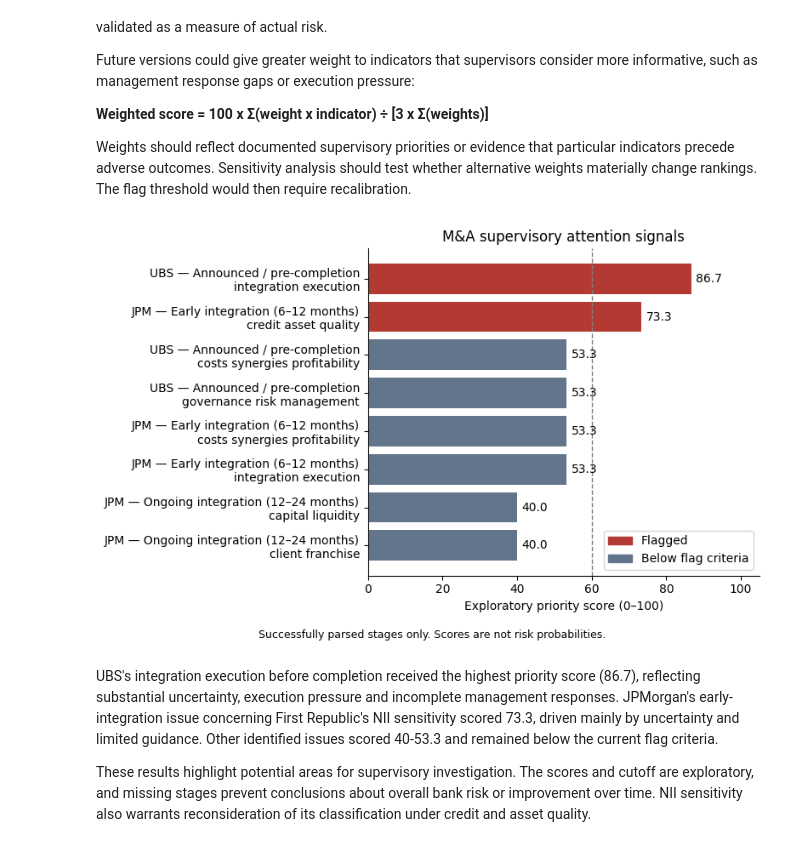
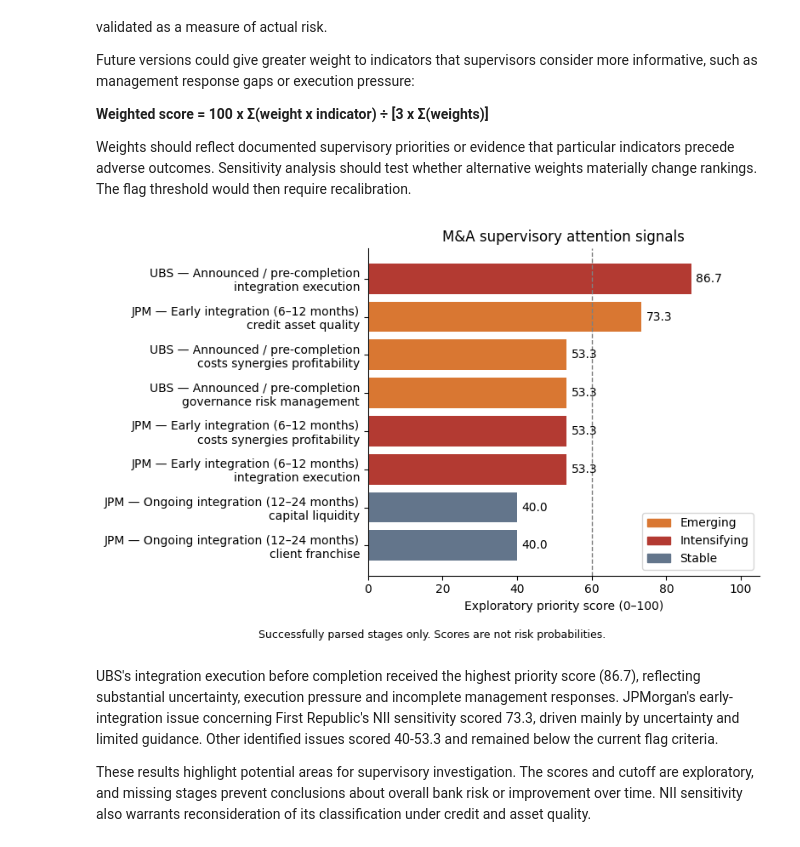
Before and after one commit to maybebool/boe-financial-analysis, a Jupyter notebook: inessa_llm_analysis_23_sept.ipynb, the cells around one changed output. Saved outputs shown, nothing was run; the diff lists cells and outputs as text; code cells hidden in the pictures.

Commit message:
Updated the M&A visualisation plot with colors for signal strength.

```diff
--- a/inessa_llm_analysis_23_sept.ipynb
+++ b/inessa_llm_analysis_23_sept.ipynb
@@ -2552,44 +2552,52 @@ labels = (
     + plot_df["risk_category"].str.replace("_", " ")
 )
 
-colors = plot_df["supervisory_flag"].map({
-    True: "#B33A32",
-    False: "#63758B",
-})
+direction_colors = {
+    "emerging": "#D97732",
+    "intensifying": "#B33A32",
+    "stable": "#63758B",
+    "diminishing": "#549A78",
+    "resolved": "#237A57",
+    "unclear": "#999999",
+}
+
+colors = plot_df["direction"].map(direction_colors).fillna("#999999")
 
 fig, ax = plt.subplots(figsize=(8, 5))
 
 bars = ax.barh(labels, plot_df["priority_score"], color=colors)
 ax.bar_label(bars, fmt="%.1f", padding=4)
 
 ax.axvline(60, color="grey", linestyle="--", linewidth=1)
 ax.set_xlim(0, 105)
 ax.set_xlabel("Exploratory priority score (0–100)")
 ax.set_title("M&A supervisory attention signals")
 ax.spines[["top", "right"]].set_visible(False)
 
 ax.legend(handles=[
-    Patch(color="#B33A32", label="Flagged"),
-    Patch(color="#63758B", label="Below flag criteria"),
+    Patch(color=color, label=direction.capitalize())
+    for direction, color in direction_colors.items()
+    if direction in plot_df["direction"].values
 ])
+
 
 fig.text(
     0.5, 0.01,
     "Successfully parsed stages only. Scores are not risk probabilities.",
     ha="center", fontsize=9,
 )
 
 fig.tight_layout(rect=[0, 0.04, 1, 1])
 
 fig.savefig(
     CHECKPOINT_DIR / "supervisory_priority_chart.png",
     dpi=300,
     bbox_inches="tight",
 )
 
 plt.show()
 # %% [output]
-[figure, old version]
+[figure, new version]
 # %% [markdown]
 UBS's integration execution before completion received the highest priority score (86.7), reflecting substantial uncertainty, execution pressure and incomplete management responses. JPMorgan's early-integration issue concerning First Republic's NII sensitivity scored 73.3, driven mainly by uncertainty and limited guidance. Other identified issues scored 40-53.3 and remained below the current flag criteria.
 
```
